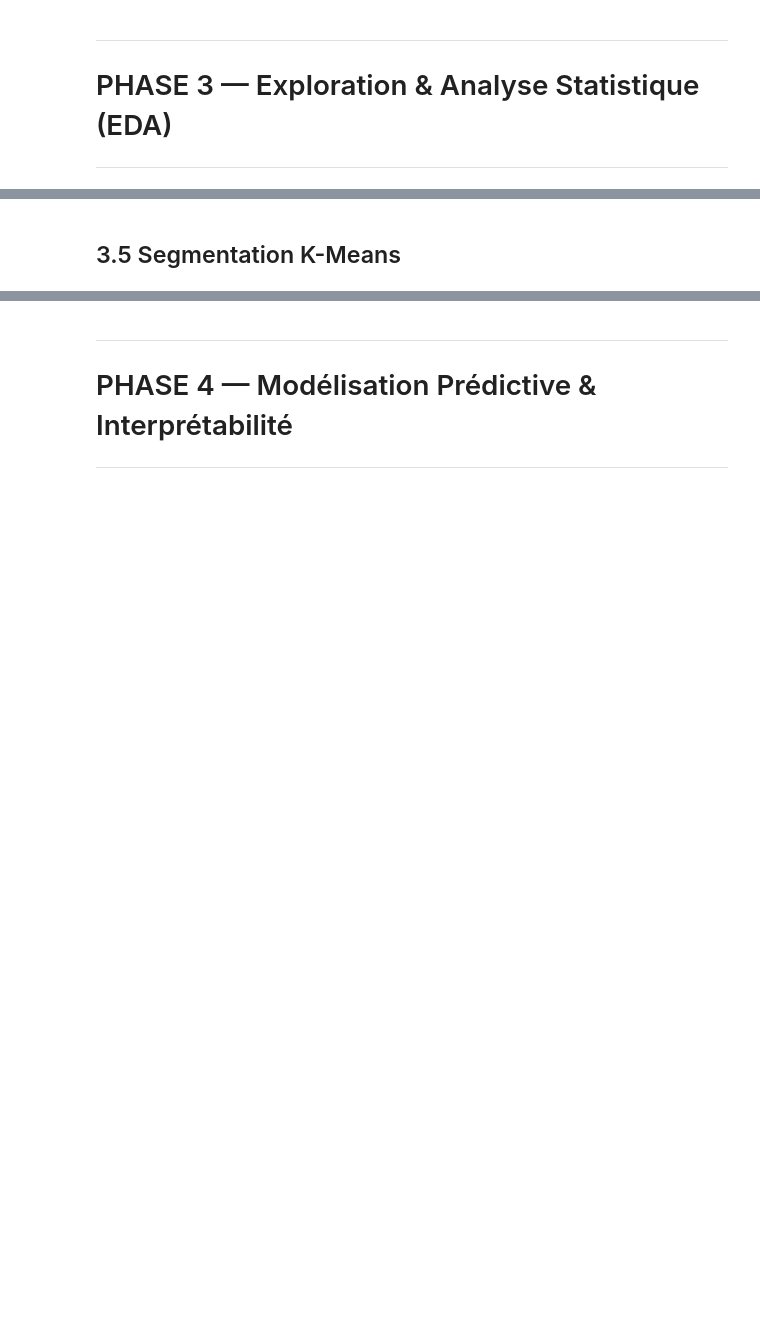
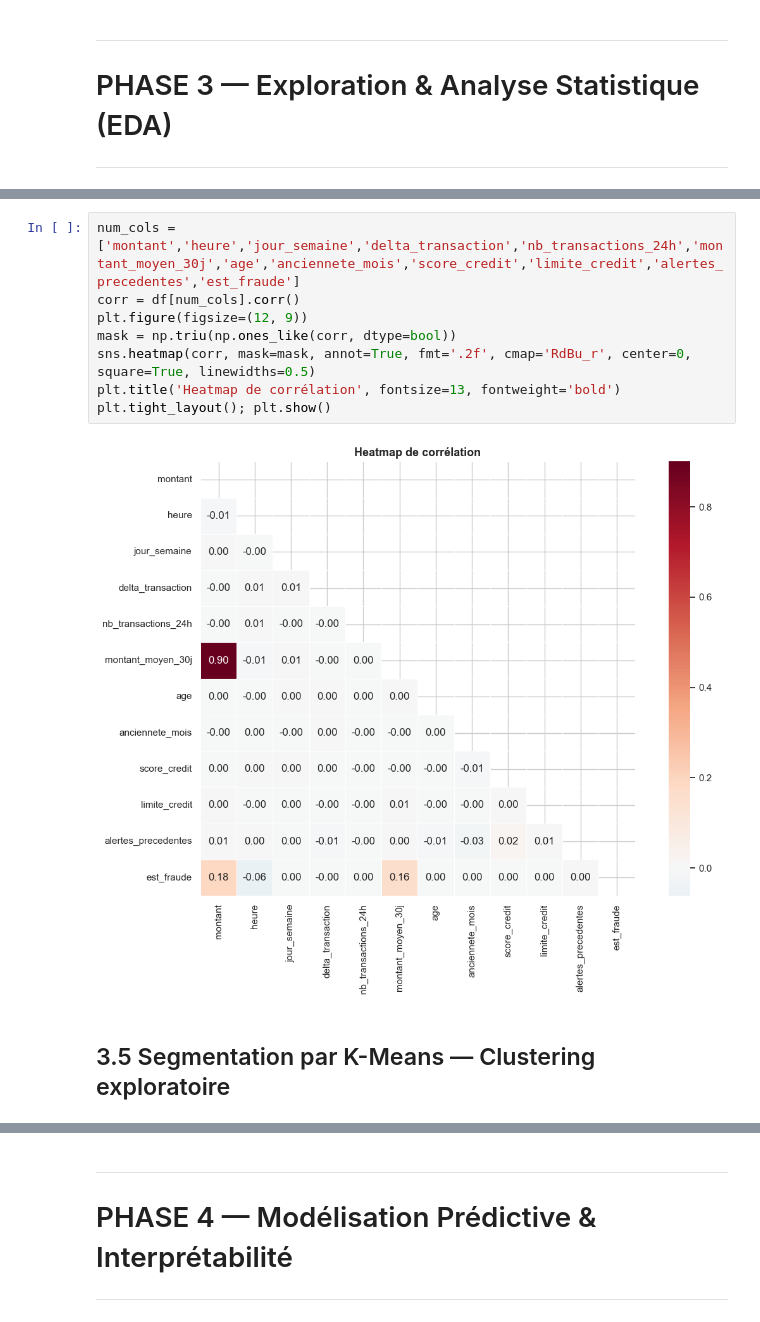
Before and after one commit to Ruined-King/PROJET-DDD, a Jupyter notebook: notebooks/fraud_detection_full.ipynb, the cells around one changed output, grey strips where cells are left out. Drawn from its saved outputs; the diff is of its cells as text; blank space fills up the shorter version.

```diff
--- a/notebooks/fraud_detection_full.ipynb
+++ b/notebooks/fraud_detection_full.ipynb
@@ -115,2 +168,12 @@ plt.show()
+# %%
+num_cols = ['montant','heure','jour_semaine','delta_transaction','nb_transactions_24h','montant_moyen_30j','age','anciennete_mois','score_credit','limite_credit','alertes_precedentes','est_fraude']
+corr = df[num_cols].corr()
+plt.figure(figsize=(12, 9))
+mask = np.triu(np.ones_like(corr, dtype=bool))
+sns.heatmap(corr, mask=mask, annot=True, fmt='.2f', cmap='RdBu_r', center=0, square=True, linewidths=0.5)
+plt.title('Heatmap de corrélation', fontsize=13, fontweight='bold')
+plt.tight_layout(); plt.show()
+# %% [output]
+[figure, added]
 # %% [markdown]
-## 3.5 Segmentation K-Means
+## 3.5 Segmentation par K-Means — Clustering exploratoire
```
Also changed, not shown: parts of 52 cells of this notebook.
